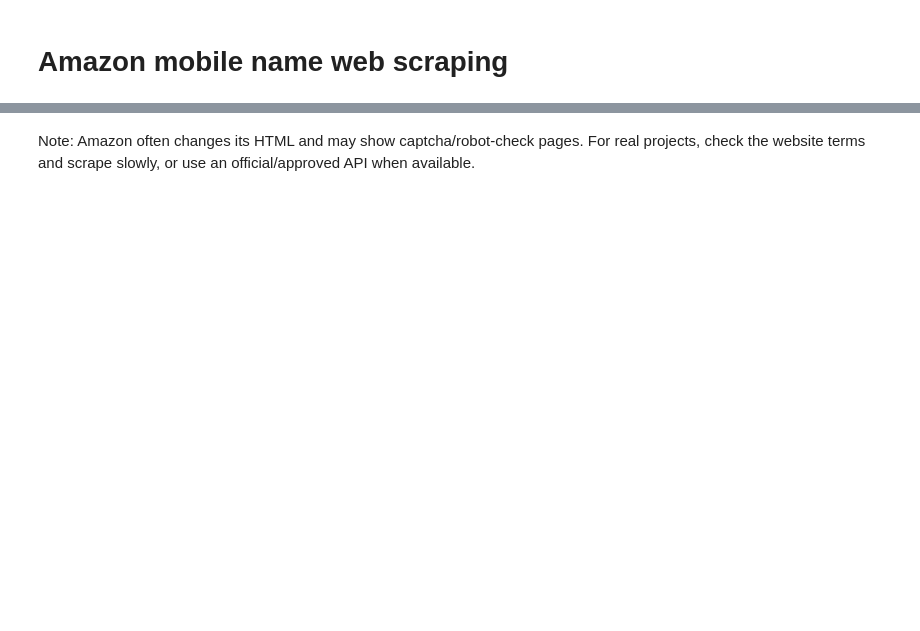
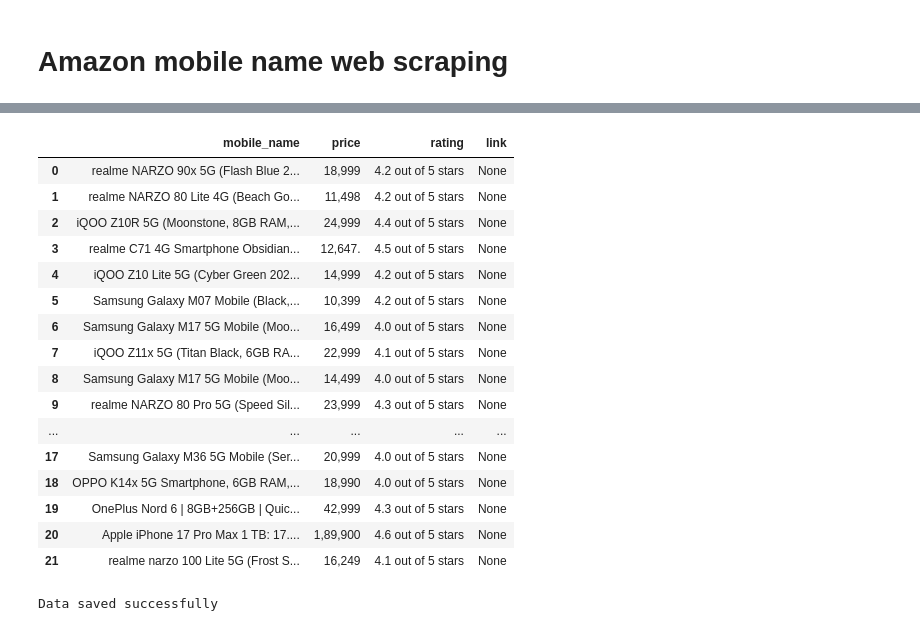
Before and after one commit to imtiyajali11/Python, a Jupyter notebook: WebScrapping/Amazon_webScapping/Scrapping.ipynb, the cells around one changed output, grey strips where cells are left out. Saved outputs shown, nothing was run; the diff lists cells and outputs as text; code cells hidden in the pictures; blank space fills up the shorter version.

```diff
--- a/WebScrapping/Amazon_webScapping/Scrapping.ipynb
+++ b/WebScrapping/Amazon_webScapping/Scrapping.ipynb
@@ -23 +8,3 @@ headers = {
+# %%
+url = 'https://www.amazon.in/s?k=mobiles'
 # %%
@@ -45,4 +61,5 @@ parse = BeautifulSoup(response.text, "html.parser")
 # %%
-# Each product in Amazon search results is usually inside this result card.
-product_cards = parse.select('div.s-main-slot div[data-component-type="s-search-result"]')
-len(product_cards)
+product_cards = soup.select('div.s-main-slot div[data-component-type="s-search-result"]')
+
+print(len(product_cards))
+product_cards
@@ -49,9 +85,7 @@ len(product_cards)
 # %%
-mobile_names = []
+for product in product_cards:
+    name_tag = product.select_one("h2 span")
 
-for card in product_cards:
-    title_tag = card.select_one('h2 span')
-    if title_tag:
-        mobile_names.append(title_tag.get_text(strip=True))
-
-mobile_names[:10]
+    if name_tag:
+        mobile_name = name_tag.get_text(strip=True)
+        print(mobile_name)
@@ -64,2 +110,48 @@ print(f"Saved {len(mobile_df)} mobile names to amazon_mobile_names.csv")
-# %% [markdown]
-Note: Amazon often changes its HTML and may show captcha/robot-check pages. For real projects, check the website terms and scrape slowly, or use an official/approved API when available.
+# %%
+data = []
+
+for product in product_cards:
+    name_tag = product.select_one("h2 span")
+    price_tag = product.select_one("span.a-price-whole")
+    rating_tag = product.select_one("span.a-icon-alt")
+    link_tag = product.select_one("h2 a")
+
+    name = name_tag.get_text(strip=True) if name_tag else None
+    price = price_tag.get_text(strip=True) if price_tag else None
+    rating = rating_tag.get_text(strip=True) if rating_tag else None
+    link = "https://www.amazon.in" + link_tag["href"] if link_tag else None
+
+    if name:
+        data.append({
+            "mobile_name": name,
+            "price": price,
+            "rating": rating,
+            "link": link
+        })
+
+df = pd.DataFrame(data)
+df
+# %% [output]
+|  | mobile_name | price | rating | link |
+| 0 | realme NARZO 90x 5G (Flash Blue 2... | 18,999 | 4.2 out of 5 stars | None |
+| 1 | realme NARZO 80 Lite 4G (Beach Go... | 11,498 | 4.2 out of 5 stars | None |
+| 2 | iQOO Z10R 5G (Moonstone, 8GB RAM,... | 24,999 | 4.4 out of 5 stars | None |
+| 3 | realme C71 4G Smartphone Obsidian... | 12,647. | 4.5 out of 5 stars | None |
+| 4 | iQOO Z10 Lite 5G (Cyber Green 202... | 14,999 | 4.2 out of 5 stars | None |
+| 5 | Samsung Galaxy M07 Mobile (Black,... | 10,399 | 4.2 out of 5 stars | None |
+| 6 | Samsung Galaxy M17 5G Mobile (Moo... | 16,499 | 4.0 out of 5 stars | None |
+| 7 | iQOO Z11x 5G (Titan Black, 6GB RA... | 22,999 | 4.1 out of 5 stars | None |
+| 8 | Samsung Galaxy M17 5G Mobile (Moo... | 14,499 | 4.0 out of 5 stars | None |
+| 9 | realme NARZO 80 Pro 5G (Speed Sil... | 23,999 | 4.3 out of 5 stars | None |
+| ... | ... | ... | ... | ... |
+| 17 | Samsung Galaxy M36 5G Mobile (Ser... | 20,999 | 4.0 out of 5 stars | None |
+| 18 | OPPO K14x 5G Smartphone, 6GB RAM,... | 18,990 | 4.0 out of 5 stars | None |
+| 19 | OnePlus Nord 6 | 8GB+256GB | Quic... | 42,999 | 4.3 out of 5 stars | None |
+| 20 | Apple iPhone 17 Pro Max 1 TB: 17.... | 1,89,900 | 4.6 out of 5 stars | None |
+| 21 | realme narzo 100 Lite 5G (Frost S... | 16,249 | 4.1 out of 5 stars | None |
+# %%
+df.to_csv("amazon_mobiles.csv", index=False)
+
+print("Data saved successfully")
+# %% [output]
+Data saved successfully
```
Also changed, not shown: parts of 12 cells of this notebook, 5 other files.
